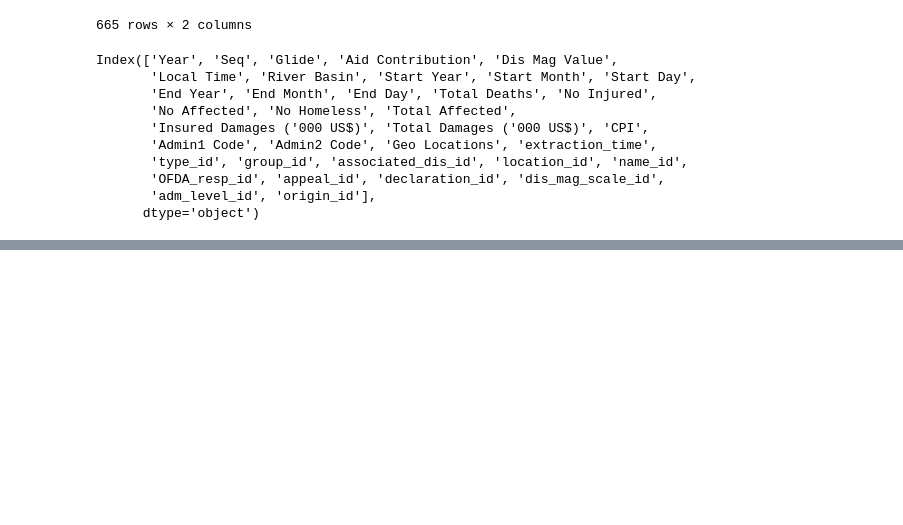
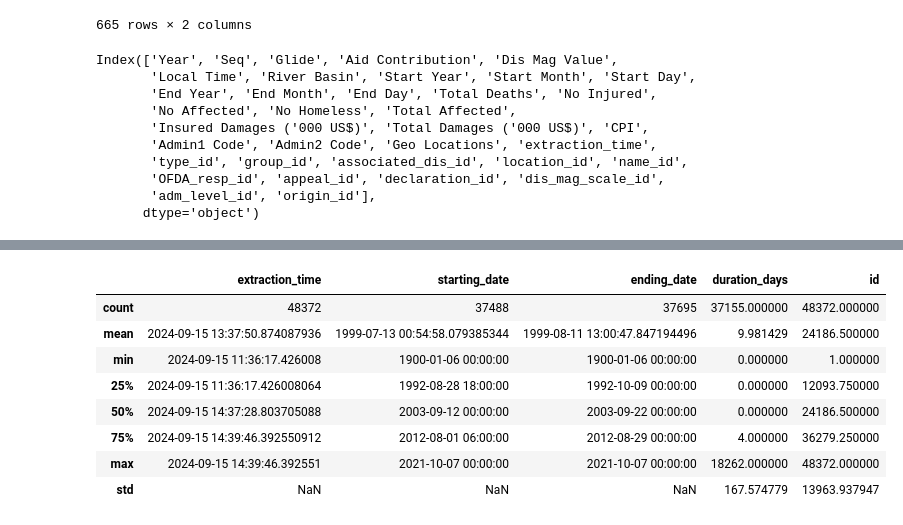
Before and after one commit to joudabihaidar/TerrAlert, a Jupyter notebook: etl_pipeline/load.ipynb, the cells around one changed output, grey strips where cells are left out. Cells and saved outputs as stored; diff of their text form; code cells hidden in the pictures; blank space fills up the shorter version.

```diff
--- a/etl_pipeline/load.ipynb
+++ b/etl_pipeline/load.ipynb
@@ -685,0 +746,12 @@ NameError: name 'transformed_disasters' is not defined
+# %%
+transformed_disasters.describe()
+# %% [output]
+|  | extraction_time | starting_date | ending_date | duration_days | id |
+| count | 48372 | 37488 | 37695 | 37155.000000 | 48372.000000 |
+| mean | 2024-09-15 13:37:50.874087936 | 1999-07-13 00:54:58.079385344 | 1999-08-11 13:00:47.847194496 | 9.981429 | 24186.500000 |
+| min | 2024-09-15 11:36:17.426008 | 1900-01-06 00:00:00 | 1900-01-06 00:00:00 | 0.000000 | 1.000000 |
+| 25% | 2024-09-15 11:36:17.426008064 | 1992-08-28 18:00:00 | 1992-10-09 00:00:00 | 0.000000 | 12093.750000 |
+| 50% | 2024-09-15 14:37:28.803705088 | 2003-09-12 00:00:00 | 2003-09-22 00:00:00 | 0.000000 | 24186.500000 |
+| 75% | 2024-09-15 14:39:46.392550912 | 2012-08-01 06:00:00 | 2012-08-29 00:00:00 | 4.000000 | 36279.250000 |
+| max | 2024-09-15 14:39:46.392551 | 2021-10-07 00:00:00 | 2021-10-07 00:00:00 | 18262.000000 | 48372.000000 |
+| std | NaN | NaN | NaN | 167.574779 | 13963.937947 |
```
Also changed, not shown: parts of 6 cells of this notebook, 7 other files.
